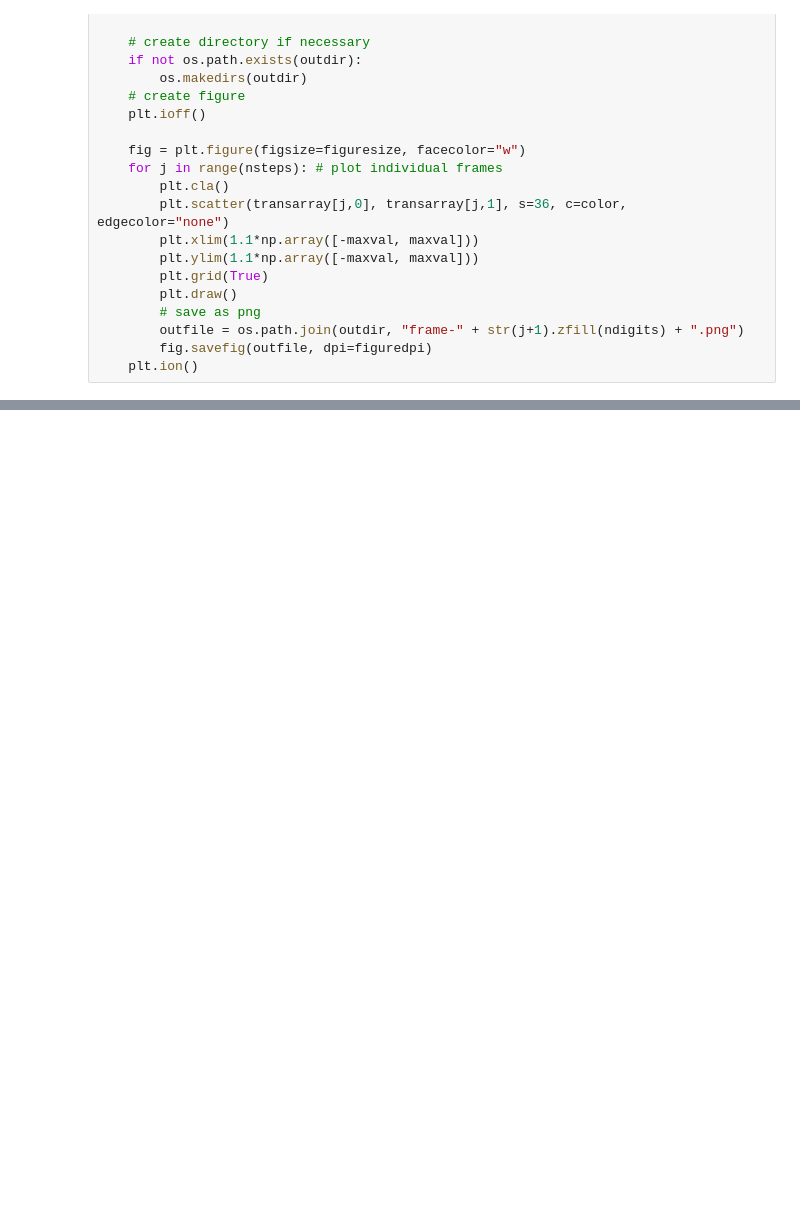
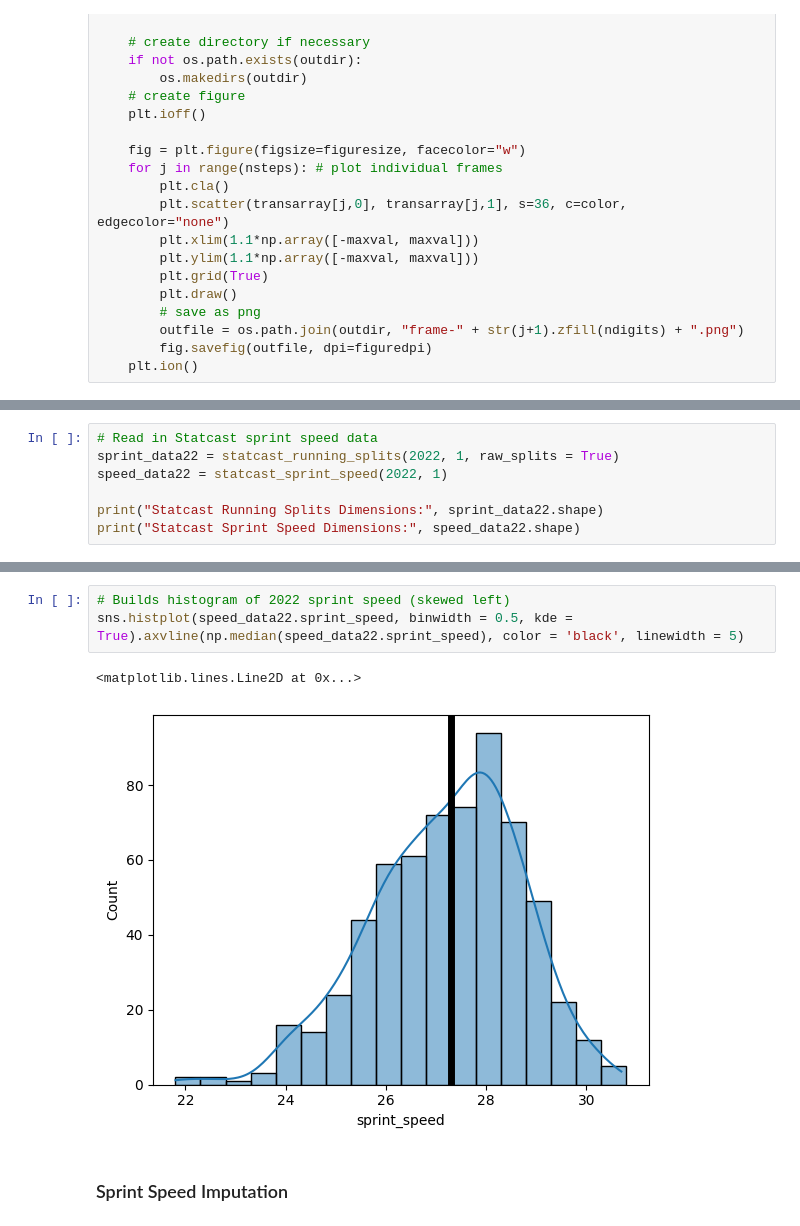
Before and after one commit to joshsalce/Speed_ISO, a Jupyter notebook: Exploratory.ipynb, the cells around one changed output, grey strips where cells are left out. Cells and saved outputs as stored; diff of their text form; blank space fills up the shorter version.

```diff
--- a/Exploratory.ipynb
+++ b/Exploratory.ipynb
@@ -336,0 +394,7 @@ speed_data22
+# %%
+# Read in Statcast sprint speed data
+sprint_data22 = statcast_running_splits(2022, 1, raw_splits = True)
+speed_data22 = statcast_sprint_speed(2022, 1)
+
+print("Statcast Running Splits Dimensions:", sprint_data22.shape)
+print("Statcast Sprint Speed Dimensions:", speed_data22.shape)
@@ -336,0 +445,8 @@ speed_data22
+# %%
+# Builds histogram of 2022 sprint speed (skewed left)
+sns.histplot(speed_data22.sprint_speed, binwidth = 0.5, kde = True).axvline(np.median(speed_data22.sprint_speed), color = 'black', linewidth = 5)
+# %% [output]
+<matplotlib.lines.Line2D at 0x...>
+[figure, added]
+# %% [markdown]
+### Sprint Speed Imputation
```
Also changed, not shown: parts of 85 cells of this notebook.
